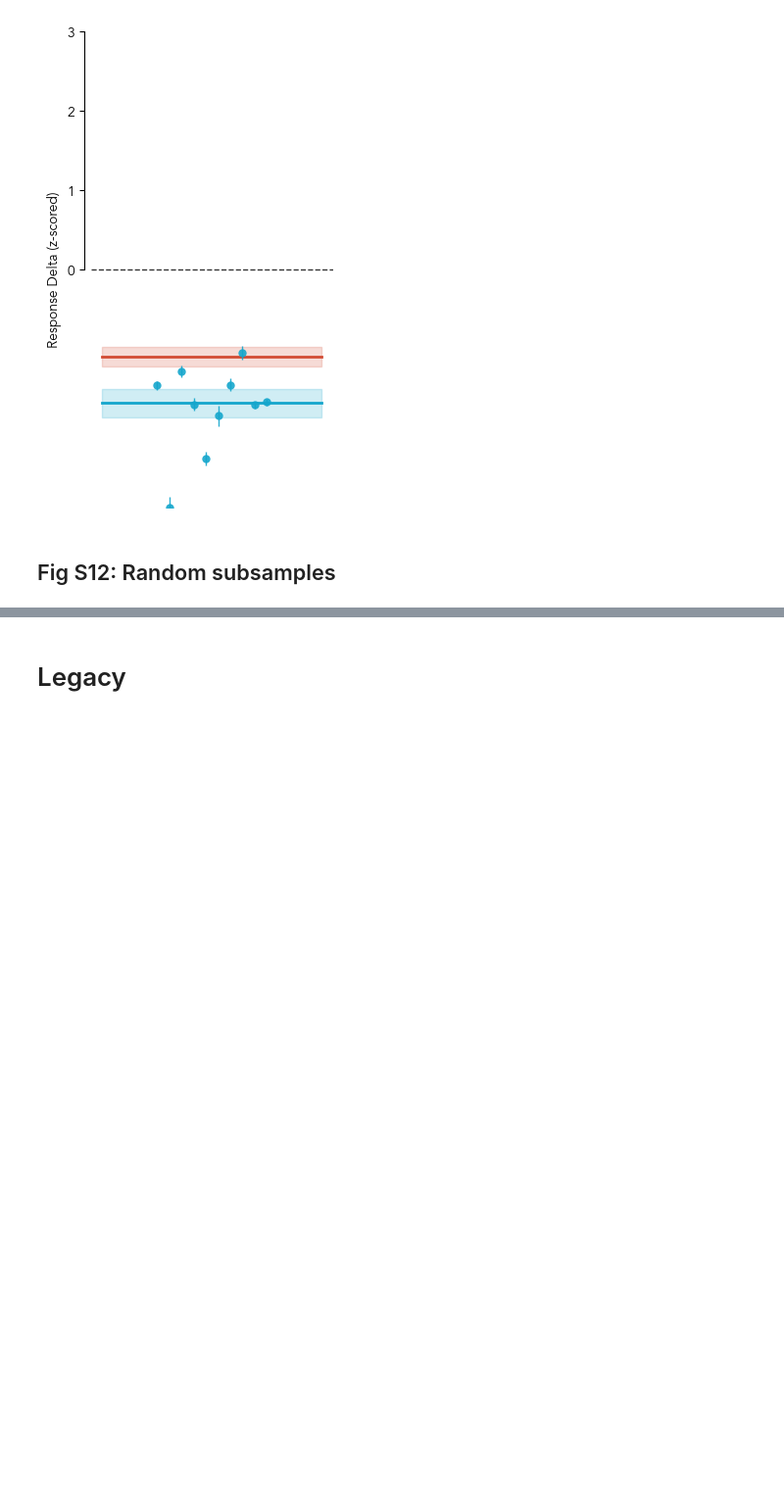
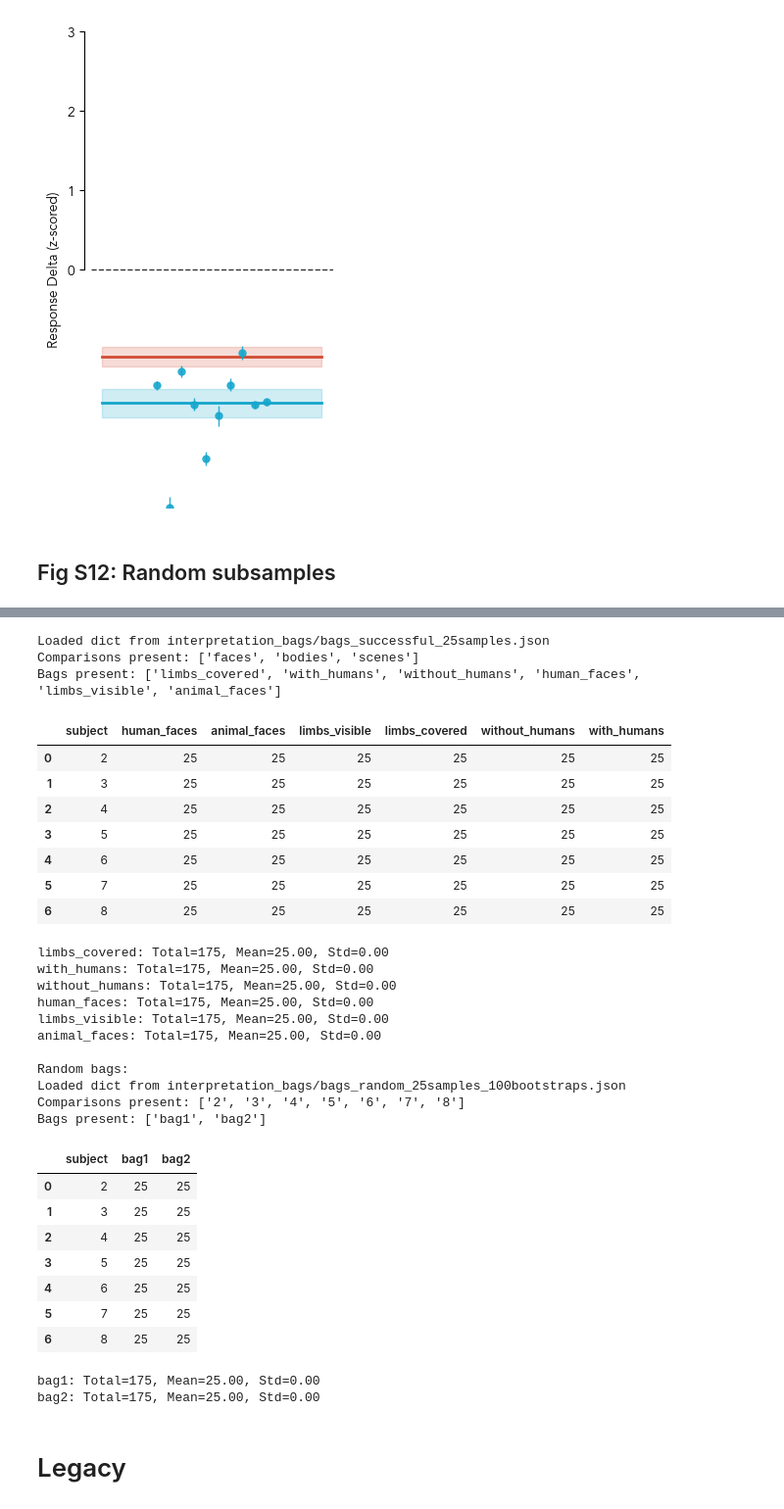
Before and after one commit to murtylab/comparing-category-selectivity, a Jupyter notebook: preprint/preprint_figs_section6.ipynb, the cells around one changed output, grey strips where cells are left out. Shown at 98% size. Drawn from its saved outputs; the diff is of its cells as text; code cells hidden in the pictures; blank space fills up the shorter version.

Commit message:
section6: added generating random bags

```diff
--- a/preprint/preprint_figs_section6.ipynb
+++ b/preprint/preprint_figs_section6.ipynb
@@ -4282,3 +3332,44 @@ Results written to: results/fig6_stats/failed_hypotheses/lmm_EBA_bags_faces.txt
+# %%
+bags_successful_25samples_path = f'{BAGS_DIR}/bags_successful_25samples.json'
+bags_successful_25samples, comparisons_25samples, bags_25samples = load_dict_from_json(bags_successful_25samples_path)
+print_bags_statistics(bags_successful_25samples, comparisons_25samples, bags_25samples)
+print("\nRandom bags:")
+bags_random_path = f'{BAGS_DIR}/bags_random_25samples_{n_bootstraps}bootstraps.json'
+bags_random, subjects_random, bags_random_names = load_dict_from_json(bags_random_path)
+print_bags_statistics(bags_random, subjects_random, bags_random_names)
+# %% [output]
+Loaded dict from interpretation_bags/bags_successful_25samples.json
+Comparisons present: ['faces', 'bodies', 'scenes']
+Bags present: ['limbs_covered', 'with_humans', 'without_humans', 'human_faces', 'limbs_visible', 'animal_faces']
+|  | subject | human_faces | animal_faces | limbs_visible | limbs_covered | without_humans | with_humans |
+| 0 | 2 | 25 | 25 | 25 | 25 | 25 | 25 |
+| 1 | 3 | 25 | 25 | 25 | 25 | 25 | 25 |
+| 2 | 4 | 25 | 25 | 25 | 25 | 25 | 25 |
+| 3 | 5 | 25 | 25 | 25 | 25 | 25 | 25 |
+| 4 | 6 | 25 | 25 | 25 | 25 | 25 | 25 |
+| 5 | 7 | 25 | 25 | 25 | 25 | 25 | 25 |
+| 6 | 8 | 25 | 25 | 25 | 25 | 25 | 25 |
+limbs_covered: Total=175, Mean=25.00, Std=0.00
+with_humans: Total=175, Mean=25.00, Std=0.00
+without_humans: Total=175, Mean=25.00, Std=0.00
+human_faces: Total=175, Mean=25.00, Std=0.00
+limbs_visible: Total=175, Mean=25.00, Std=0.00
+animal_faces: Total=175, Mean=25.00, Std=0.00
+
+Random bags:
+Loaded dict from interpretation_bags/bags_random_25samples_100bootstraps.json
+Comparisons present: ['2', '3', '4', '5', '6', '7', '8']
+Bags present: ['bag1', 'bag2']
+|  | subject | bag1 | bag2 |
+| 0 | 2 | 25 | 25 |
+| 1 | 3 | 25 | 25 |
+| 2 | 4 | 25 | 25 |
+| 3 | 5 | 25 | 25 |
+| 4 | 6 | 25 | 25 |
+| 5 | 7 | 25 | 25 |
+| 6 | 8 | 25 | 25 |
+bag1: Total=175, Mean=25.00, Std=0.00
+bag2: Total=175, Mean=25.00, Std=0.00
 # %% [markdown]
 # Legacy
 # %% [markdown]
```
Also changed, not shown: parts of 18 cells of this notebook.
